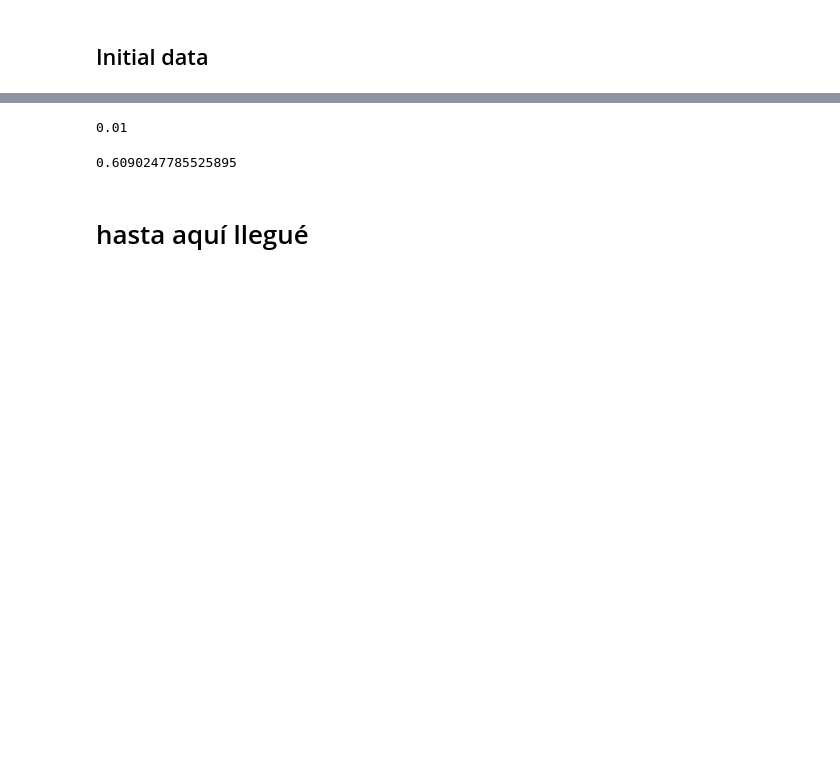
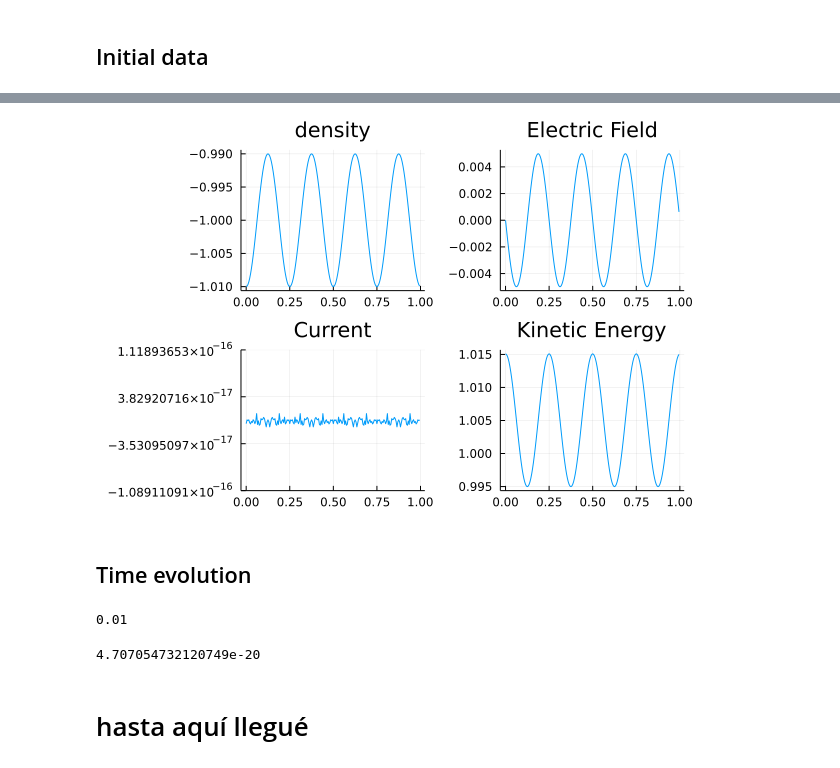
Before and after one commit to reula/Vlasov, a Jupyter notebook: vlasov_1.ipynb, the cells around one changed output, grey strips where cells are left out. Drawn from its saved outputs; the diff is of its cells as text; code cells hidden in the pictures; blank space fills up the shorter version.

```diff
--- a/vlasov_1.ipynb
+++ b/vlasov_1.ipynb
@@ -99,20 +99,20 @@ rel_dist (generic function with 1 method)
 # %%
-
-Nx = 50
-Np = 50
+Nx = 200 # usar par para Fourier transform
+Np = 201 # we take even since we need positive and negative values
 Lx = 1
-Lp = 10
+Lp = 0.5 # para cada lado
 dx = Lx/Nx # periodic boundary conditions
-dp = Lp/(Np-1) # Dichlet... or whatever but not periodic
+dp = 2*Lp/(Np-1) # Dichlet... or whatever but not periodic
 
 const m = 1
-const q = 1
+const e =-1
+#const q = 1
 α = 0.01
 n = 4
 k = 2*π*n/Lx
-θ = 1.
+θ = 0.01
 const κ = 2π/Lx
 
 
-#p = [(j-1)*dp for j ∈ 1:Np];
+p = [get_p(j,dp,Np) for j ∈ 1:Np];
 # %%
@@ -220,0 +129,10 @@ F! (generic function with 1 method)
+# %%
+u = zeros(Nx * (Np+1))
+
+pars_f = (θ, m, α, k)
+pars = (Nx, dx, Lx, Np, dp, Lp, κ, e)
+u = generate_initial_data!(landau_rel_dist, u, pars_f, pars);
+
+#F = reshape(u[1:Nx*Np],(Nx,Np));
+#plot_matrix(F)
+#save("initial_dist_landau_big.png")
@@ -221,3 +159,20 @@ F! (generic function with 1 method)
+# %%
+E_i = deepcopy(u[Nx*Np+1:end])
+get_current!(u, S, (Nx, dx, Np, dp, m, e));
+get_density!(u, ρ, (Nx, dx, Np, dp, m, e))
+plot(get_K_energy!(u,E_K,(Nx, dx, Np, dp)))
+
+x = [(i-1)*dx for i in 1:Nx]
+
+plot(layout=(2,2))
+plot!(subplot=1,x,ρ, title = "density", legend = :false)
+plot!(subplot=2,x,E_i, title = "Electric Field", legend = :false)
+plot!(subplot=3,x,S, title = "Current", legend = :false)
+plot!(subplot=4,x,E_K, title = "Kinetic Energy", legend = :false)
+# %% [output]
+[figure, added]
+# %% [markdown]
+## Time evolution
 # %%
 t = 0.0
 t_i = 0.0
@@ -228,7 +183,14 @@ dt = t_f / (M-1)
 # %% [output]
 0.01
 # %%
-p_F = dx, dp, Nx, Np, S
+dvx = zeros(Nx)
+dvp = zeros(Np)
+k1 = zeros(Nx*(Np+1))
+k2 = zeros(Nx*(Np+1))
+k3 = zeros(Nx*(Np+1))
+k4 = zeros(Nx*(Np+1))
+p_F = dx, dp, Nx, Np, S, dvx, dvp
+par_RK = (k1, k2, k3, k4)
 
 # total quantities
 Energy_K = zeros(M_g)
@@ -240,17 +202,19 @@ S_T = zeros(M_g)
 E_E = 0.0
 #T = zeros(M_g)
 
-Energy_K[1]  = sum(get_K_energy!(u,E_K,(Nx, dx, Np, dp)))
-Energy_E[1]  = get_E_energy!(u,E_E,(Nx, dx))
-EField_T[1] = sum(u[:,Np+1])
-p_T[1] = sum(get_momentum!(u,P,(Nx, dx, Np, dp)))
+j = 1
 
-get_density!(u, ρ, (Nx, dx, Np, dp, m))
-get_current!(u, S, (Nx, dx, Np, dp, m))
-n_T[1] = get_total_density!(ρ,(Nx, dx))
-S_T[1] = sum(S)/n0/Nx
+Energy_K[j]  = sum(get_K_energy!(u,E_K,(Nx, dx, Np, dp)))*dx
+Energy_E[j]  = get_E_energy(u,(Nx, dx))
+EField_T[j] = sum(u[Nx*Np+1:end])*dx
+p_T[j] = sum(get_momentum!(u,P,(Nx, dx, Np, dp)))*dx
+
+get_density!(u, ρ, (Nx, dx, Np, dp, m, e))
+get_current!(u, S, (Nx, dx, Np, dp, m, e))
+n_T[j] = get_total_density!(ρ,(Nx, dx))
+S_T[j] = sum(S)/n_T[j]/Nx
 #T[1] = var(u[N+1:2N])
 # %% [output]
-0.6090247785525895
+4.707054732120749e-20
 # %% [markdown]
 # hasta aquí llegué
```
Also changed, not shown: parts of 18 cells of this notebook, 1 other file.
